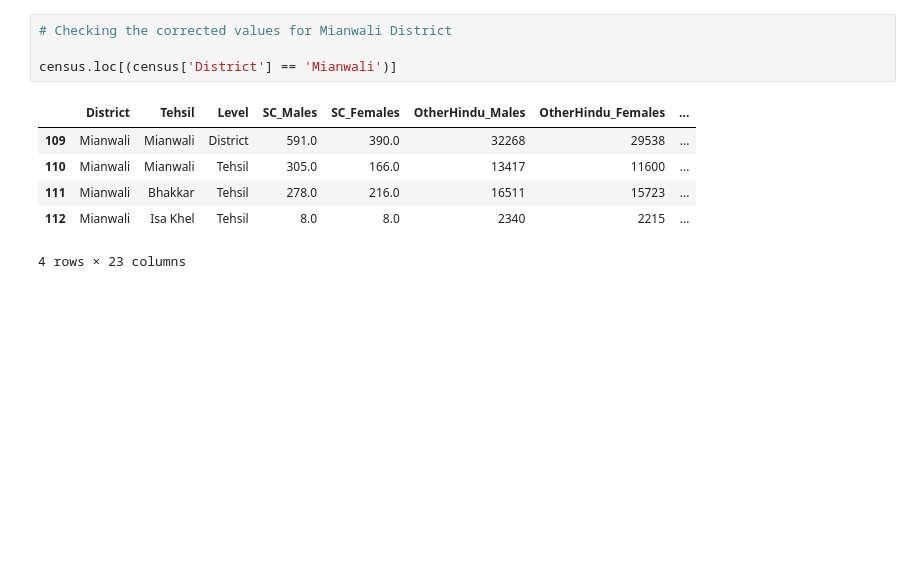
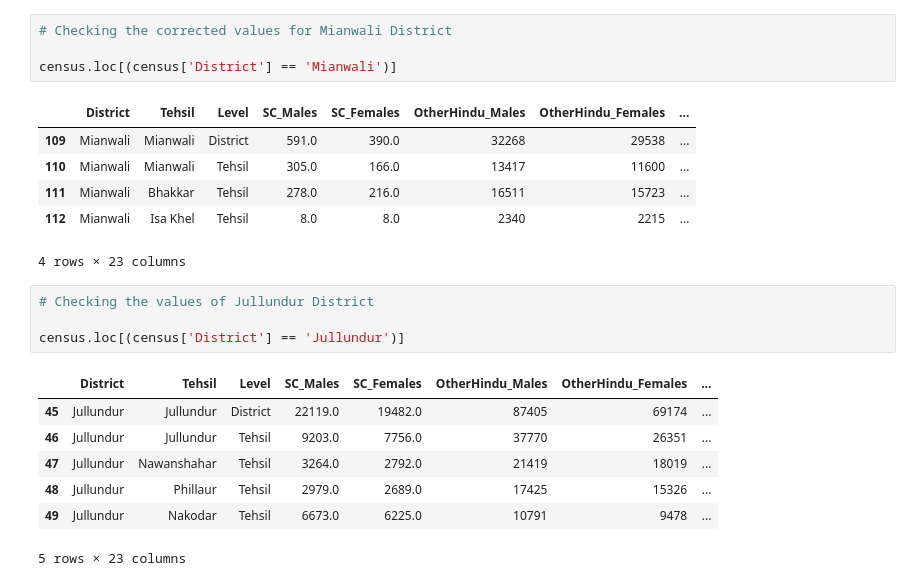
Before and after one commit to prabh9050/the-line-and-the-ledger, a Jupyter notebook: notebooks/01_EDA.ipynb, the cells around one changed output. Drawn from its saved outputs; the diff is of its cells as text; blank space fills up the shorter version.

Commit message:
Log Jullundur 20-unit district/tehsil gap - no OCR error found, unexplained

```diff
--- a/notebooks/01_EDA.ipynb
+++ b/notebooks/01_EDA.ipynb
@@ -400,3 +400,15 @@ census.loc[(census['District'] == 'Mianwali')]
 | 111 | Mianwali | Bhakkar | Tehsil | 278.0 | 216.0 | 16511 | 15723 | ... |
 | 112 | Mianwali | Isa Khel | Tehsil | 8.0 | 8.0 | 2340 | 2215 | ... |
 4 rows × 23 columns
+# %%
+# Checking the values of Jullundur District
+
+census.loc[(census['District'] == 'Jullundur')]
+# %% [output]
+|  | District | Tehsil | Level | SC_Males | SC_Females | OtherHindu_Males | OtherHindu_Females | ... |
+| 45 | Jullundur | Jullundur | District | 22119.0 | 19482.0 | 87405 | 69174 | ... |
+| 46 | Jullundur | Jullundur | Tehsil | 9203.0 | 7756.0 | 37770 | 26351 | ... |
+| 47 | Jullundur | Nawanshahar | Tehsil | 3264.0 | 2792.0 | 21419 | 18019 | ... |
+| 48 | Jullundur | Phillaur | Tehsil | 2979.0 | 2689.0 | 17425 | 15326 | ... |
+| 49 | Jullundur | Nakodar | Tehsil | 6673.0 | 6225.0 | 10791 | 9478 | ... |
+5 rows × 23 columns
```
